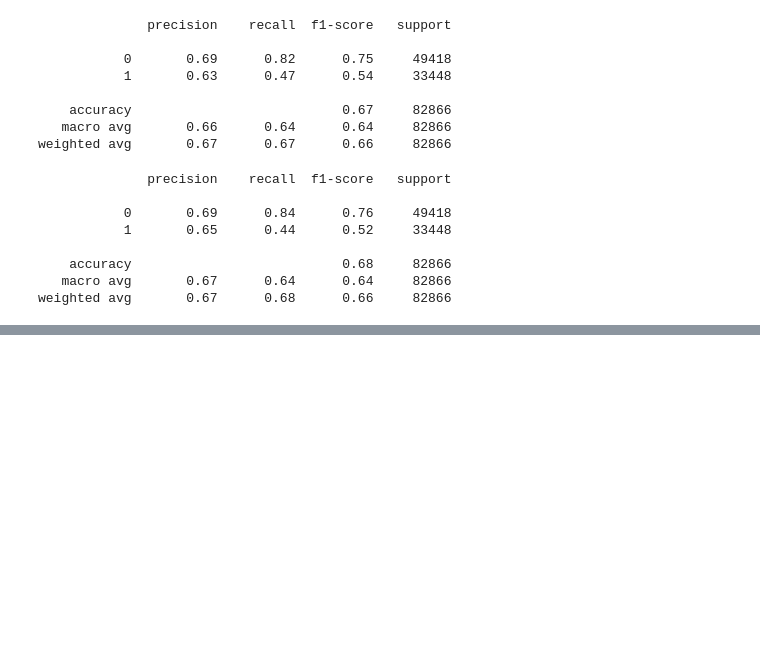
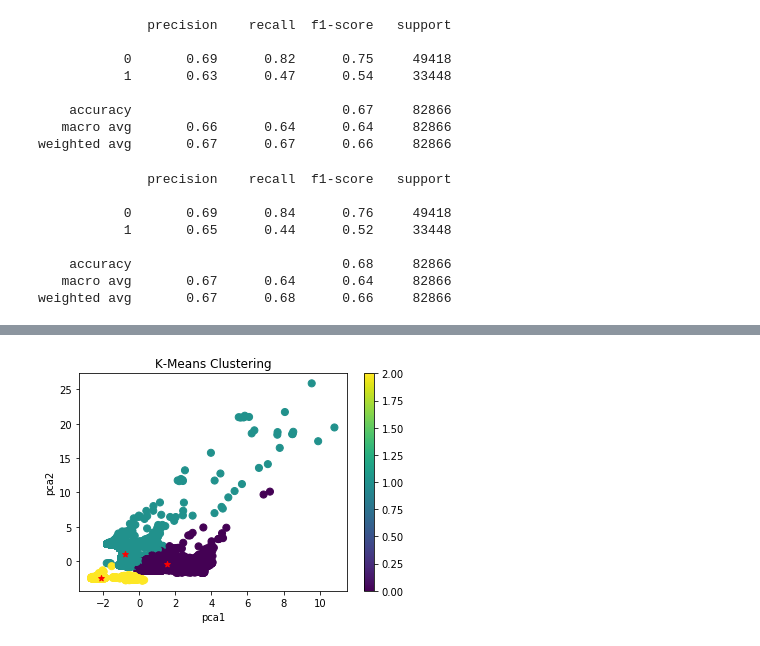
Before and after one commit to sherzyang/mod-3-project, a Jupyter notebook: kickstarter_model_2.ipynb, the cells around one changed output, grey strips where cells are left out. Cells and saved outputs as stored; diff of their text form; code cells hidden in the pictures; blank space fills up the shorter version.

Commit message:
Add K-Means Clustering

```diff
--- a/kickstarter_model_2.ipynb
+++ b/kickstarter_model_2.ipynb
@@ -676,0 +760,27 @@ weighted avg       0.67      0.68      0.66     82866
+# %%
+ss = StandardScaler()
+scaled_data = ss.fit_transform(X_train2)
+# %%
+scaled_df=pd.DataFrame(data=scaled_data)
+# %%
+pca = PCA(n_components=2)
+pca_data = pca.fit_transform(scaled_df)
+pca_df = pd.DataFrame(data=pca_data, columns=['pca1', 'pca2'])
+# %%
+model = KMeans(n_clusters=3, random_state=10).fit(pca_df) # Must set number of clusters at initialization time!
+model_label = model.labels_
+model_centers= model.cluster_centers_
+
+# cluster predictions for each point are also stored in k_means.labels_ attribute
+# %%
+fig = plt.figure()
+ax = fig.add_subplot(111)
+scatter = ax.scatter(pca_df['pca1'], pca_df['pca2'],
+                    c=model_label, s=50)
+ax.set_title('K-Means Clustering')
+ax.set_xlabel('pca1')
+ax.set_ylabel('pca2')
+plt.colorbar(scatter)
+plt.scatter(model_centers[:,0], model_centers[:,1], c='red', marker='*');
+# %% [output]
+[figure, added]
```
Also changed, not shown: parts of 15 cells of this notebook.
